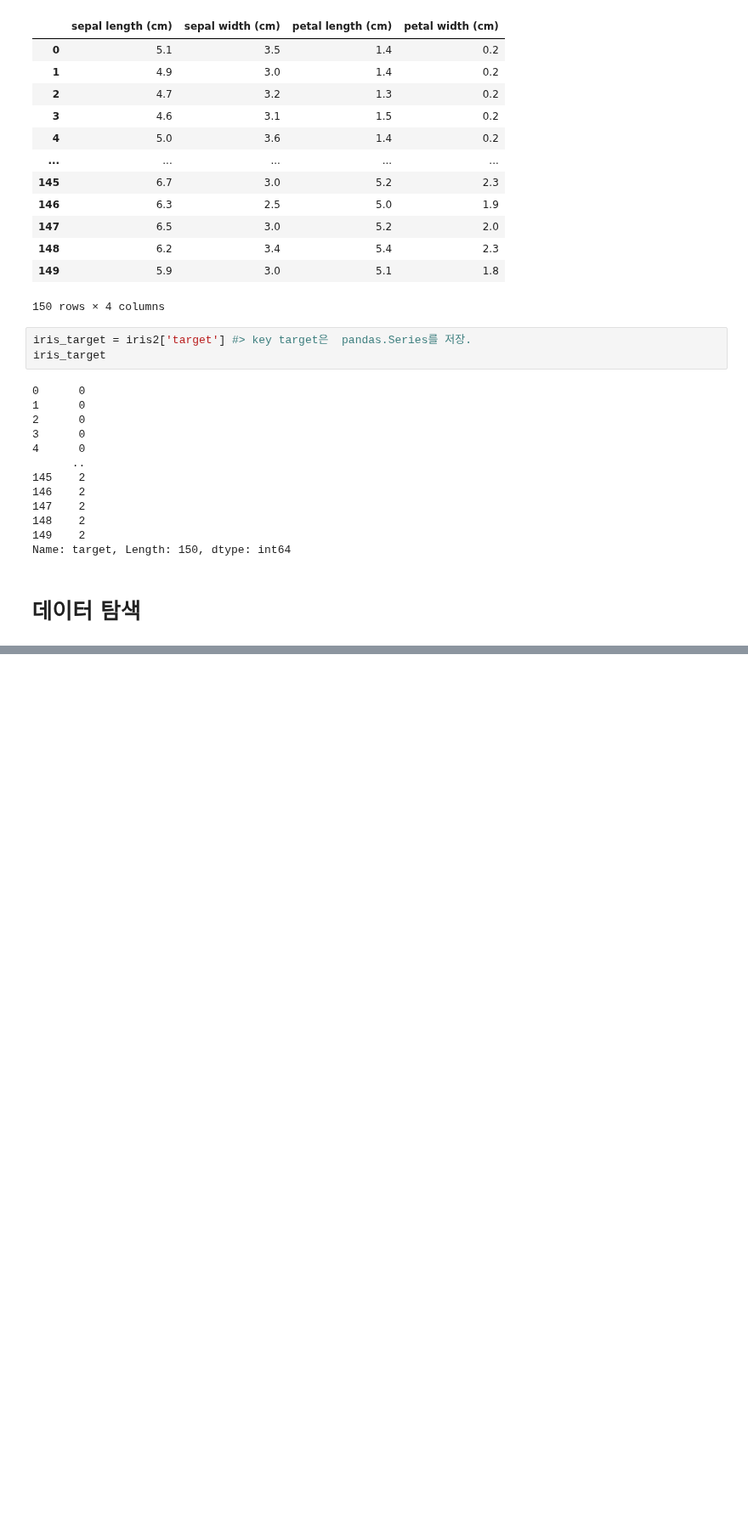
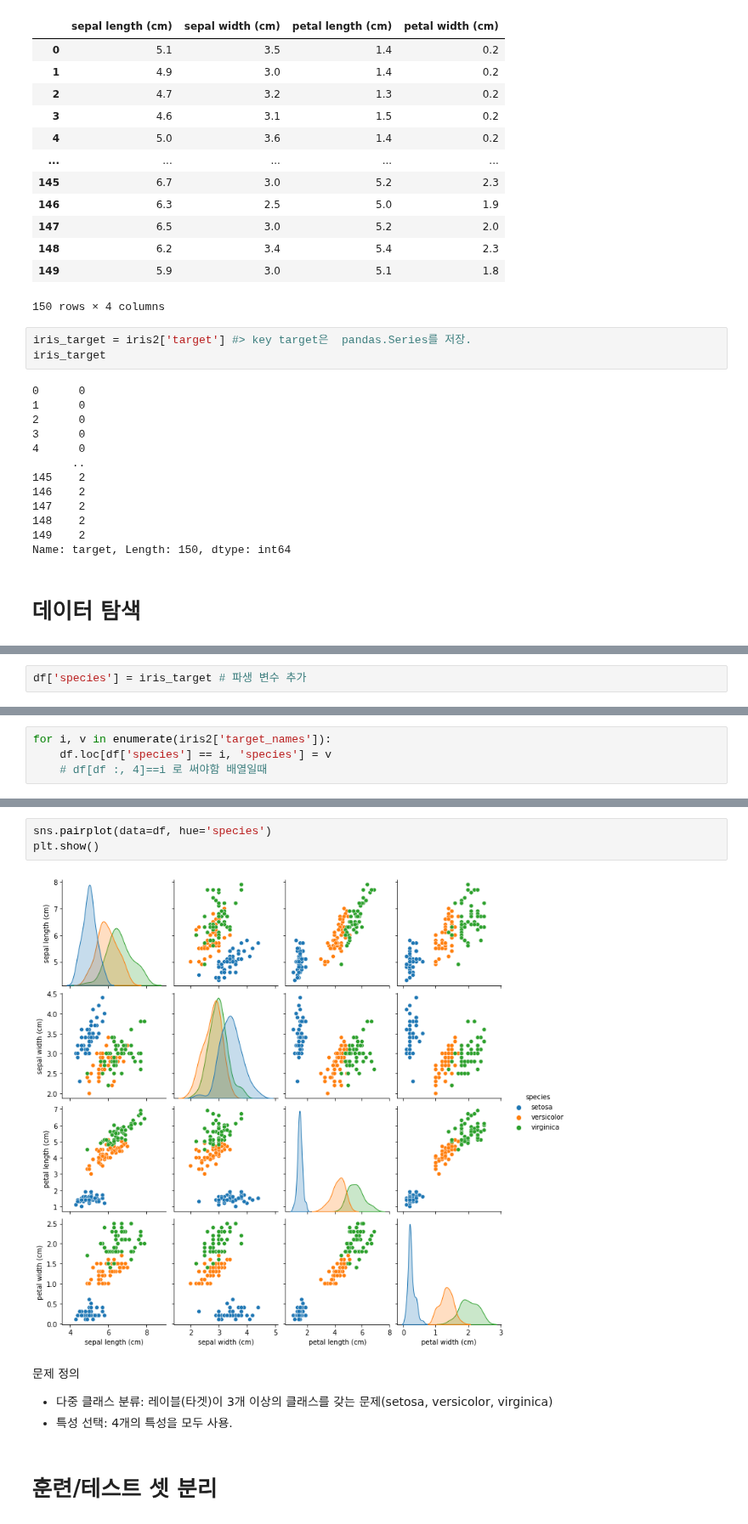
Before and after one commit to esn73/lab_python, a Jupyter notebook: ml04_iris.ipynb, the cells around one changed output, grey strips where cells are left out. Shown at 85% size. Drawn from its saved outputs; the diff is of its cells as text; blank space fills up the shorter version.

```diff
--- a/ml04_iris.ipynb
+++ b/ml04_iris.ipynb
@@ -106,0 +141,2 @@ Name: target, Length: 150, dtype: int64
+# %%
+df['species'] = iris_target # 파생 변수 추가
@@ -106,0 +154,4 @@ Name: target, Length: 150, dtype: int64
+# %%
+for i, v in enumerate(iris2['target_names']):
+    df.loc[df['species'] == i, 'species'] = v
+    # df[df :, 4]==i 로 써야함 배열일때
@@ -106,0 +210,12 @@ Name: target, Length: 150, dtype: int64
+# %%
+sns.pairplot(data=df, hue='species')
+plt.show()
+# %% [output]
+[figure, added]
+# %% [markdown]
+문제 정의
+
+* 다중 클래스 분류: 레이블(타겟)이 3개 이상의 클래스를 갖는 문제(setosa, versicolor, virginica)
+* 특성 선택: 4개의 특성을 모두 사용.
+# %% [markdown]
+# 훈련/테스트 셋 분리
```
Also changed, not shown: parts of 11 cells of this notebook.
